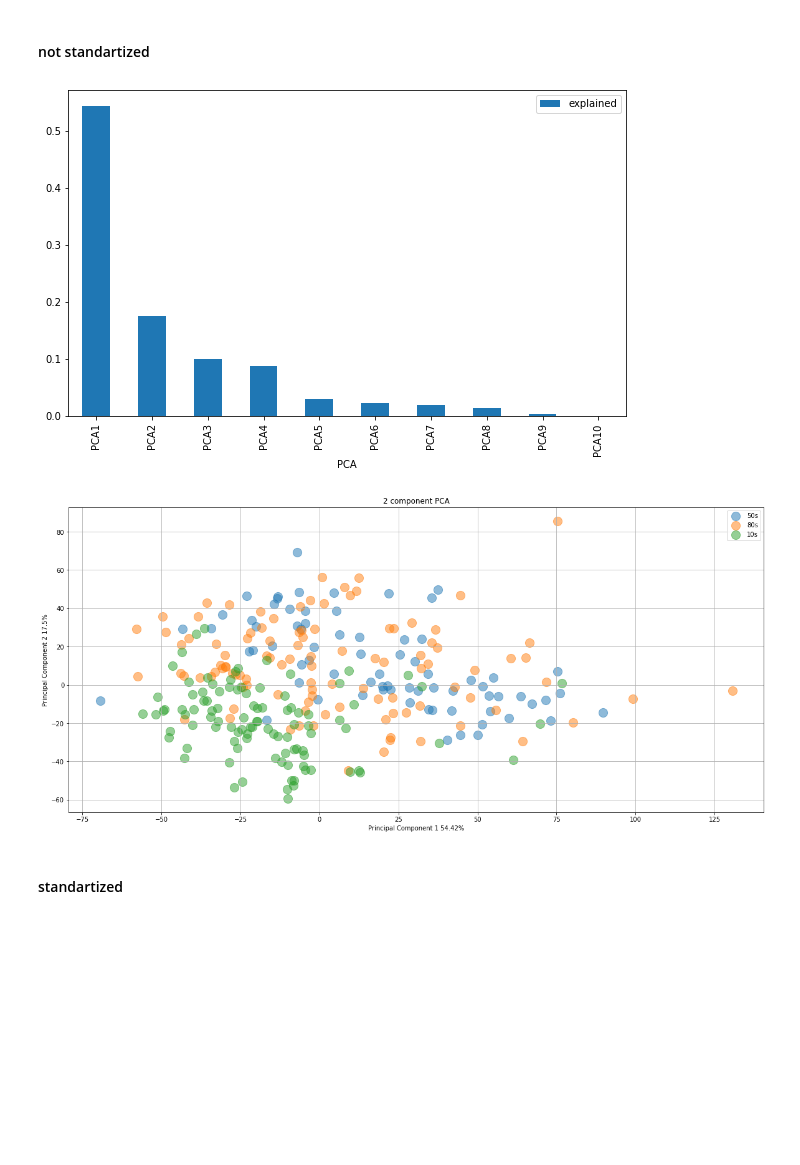
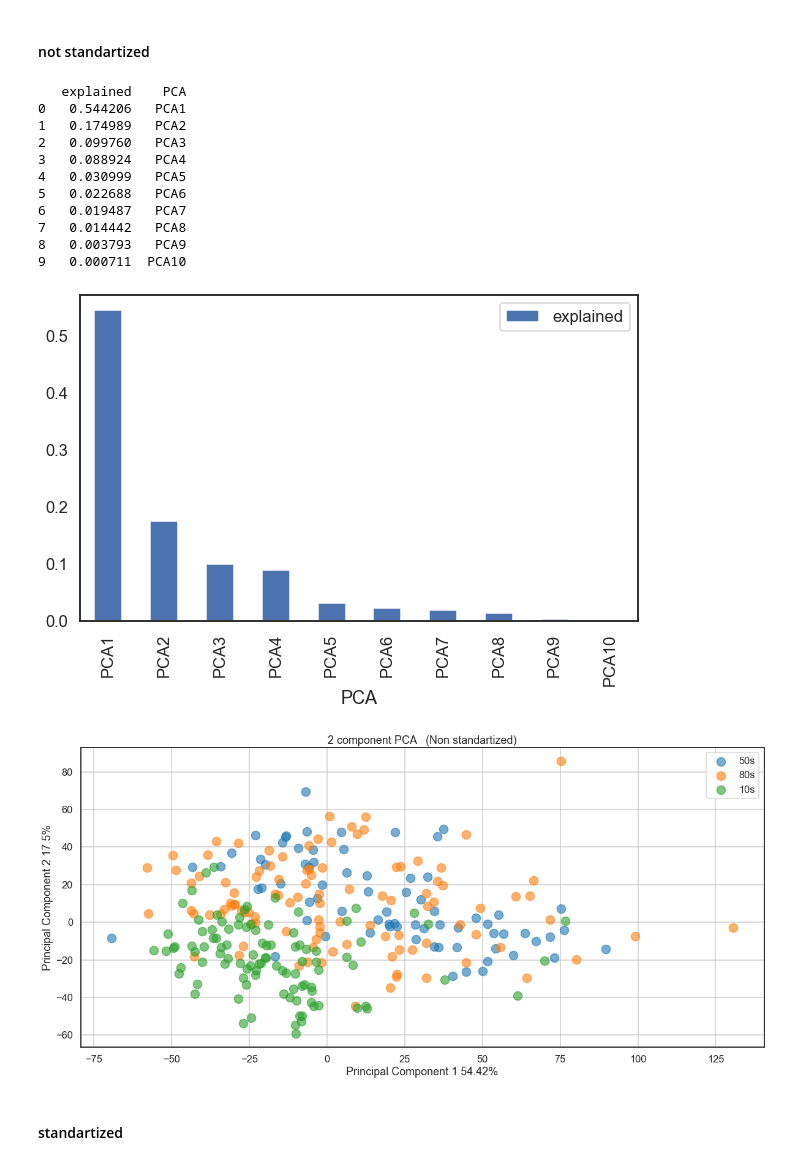
Before and after one commit to dovmar/PDVS, a Jupyter notebook: Lab_2/Lab-2.ipynb, the cells around one changed output. Saved outputs shown, nothing was run; the diff lists cells and outputs as text; code cells hidden in the pictures; blank space fills up the shorter version.

```diff
--- a/Lab_2/Lab-2.ipynb
+++ b/Lab_2/Lab-2.ipynb
@@ -16,4 +18,8 @@ def read_clean_data(filename):
 # %%
 filenames = ['1950.csv','1980.csv','2010.csv']
 
-df = pd.concat([read_clean_data(i) for i in filenames])
+df = pd.concat([read_clean_data(i) for i in filenames]).reset_index()
+
+df_id = df[["title","artist"]]
+
+df = df.iloc[:,4:]
@@ -49,3 +31,5 @@ decade
 50s     73
 80s    105
 Name: tempo, dtype: int64
+# %%
+sns.set_context("talk")
@@ -51,0 +41,12 @@ Name: tempo, dtype: int64
+# %%
+sns.set_theme(style="white")
+
+corr = df_features.corr()
+mask = np.triu(np.ones_like(corr, dtype=bool))
+
+
+f, ax = plt.subplots(figsize=(10,8))
+cmap = sns.diverging_palette(240,15,as_cmap=True)
+plot=sns.heatmap(corr,mask=mask,vmax=1,vmin=-1,center=0,cmap=cmap,square=True,cbar_kws={"shrink":.5},
+            linewidth=1,ax=ax,annot=True)
+plot.tick_params(axis='x', rotation=45)
@@ -55,7 +91,7 @@ Name: tempo, dtype: int64
 from sklearn.preprocessing import StandardScaler
 from sklearn.decomposition import PCA
 
-def plot_pca(x_pca, exvar):
+def plot_pca(x_pca, exvar,title):
     pc1 = str(round(100*exvar[0], 2))
     pc2 = str(round(100*exvar[1], 2))
 
@@ -63,7 +99,7 @@ def plot_pca(x_pca, exvar):
     ax = fig.add_subplot(1,1,1)
     ax.set_xlabel("Principal Component 1 " + pc1 + "%")
     ax.set_ylabel("Principal Component 2 " + pc2 + "%")
-    ax.set_title("2 component PCA")
+    ax.set_title("2 component PCA" + f"   ({title})")
     targets = ['50s',  '80s', '10s']
     colors = ['tab:blue', 'tab:orange', 'tab:green',]
     for target, color in zip(targets,colors):
@@ -72,11 +108,11 @@ def plot_pca(x_pca, exvar):
                    , x_pca.loc[indicesToKeep, 'PC2']
                    , c = color
                    , s = 200
-                   , alpha = 0.5)
+                   , alpha = 0.6)
     ax.legend(targets)
     ax.grid()
 
-def do_pca(df, standartize = False):
+def do_pca(df, standartize = False,title=""):
     x = df.loc[:, df.columns[:-1]].values
     y = df.loc[:,['decade']].values
     if standartize:
@@ -88,13 +124,16 @@ def do_pca(df, standartize = False):
     x_pca = pd.DataFrame(x_pca)
 
     exvar = pca.explained_variance_ratio_
-    pd.DataFrame(
-        {"explained":exvar, "PCA":["PCA"+str(i) for i in range(1, len(exvar)+1)]}
-    ).plot.bar(x = 'PCA', y = 'explained', figsize = (10, 6))
+    explained =  pd.DataFrame(
+        {"explained":exvar, "PCA":["PCA"+str(i) for i in range(1, len(exvar)+1)]})
+    print(explained)
+    explained.plot.bar(x = 'PCA', y = 'explained', figsize = (10, 6))
 
     x_pca['key']= y
     names = ["PC" + str(i) for i in range(len(x_pca.columns)-1)]
     names.append("key")
     x_pca.columns = names
 
-    plot_pca(x_pca, exvar)
+    plot_pca(x_pca, exvar,title)
+
+    return pca.components_
@@ -101,9 +142,20 @@ def do_pca(df, standartize = False):
 # %% [markdown]
 #### not standartized
 # %%
-do_pca(df, False)
+p = do_pca(df, False,"Non standartized")
 # %% [output]
+   explained    PCA
+0   0.544206   PCA1
+1   0.174989   PCA2
+2   0.099760   PCA3
+3   0.088924   PCA4
+4   0.030999   PCA5
+5   0.022688   PCA6
+6   0.019487   PCA7
+7   0.014442   PCA8
+8   0.003793   PCA9
+9   0.000711  PCA10
-[figure, old version]
+[figure, new version]
-[figure, old version]
+[figure, new version]
 # %% [markdown]
 #### standartized
```
Also changed, not shown: parts of 24 cells of this notebook, 7 other files.
